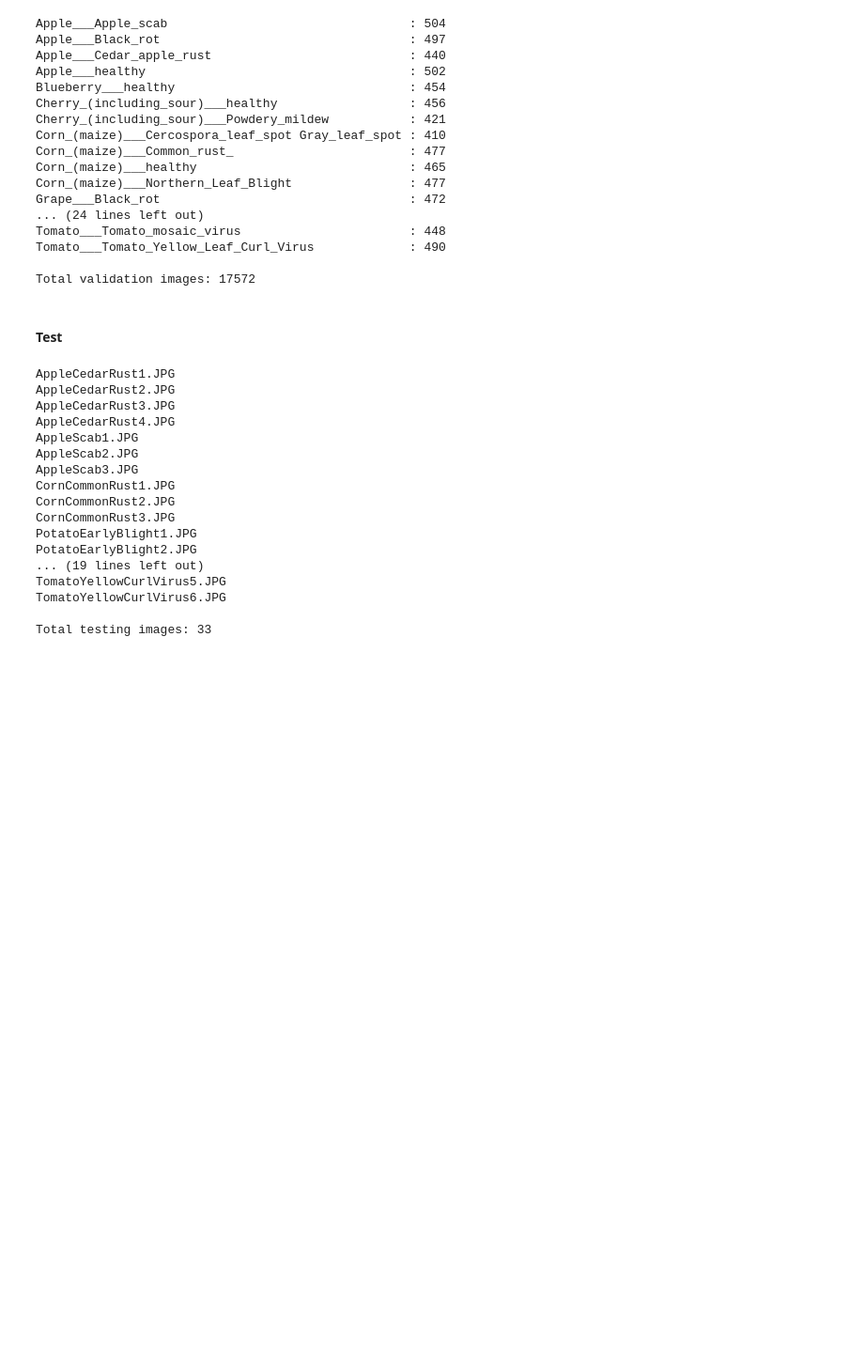
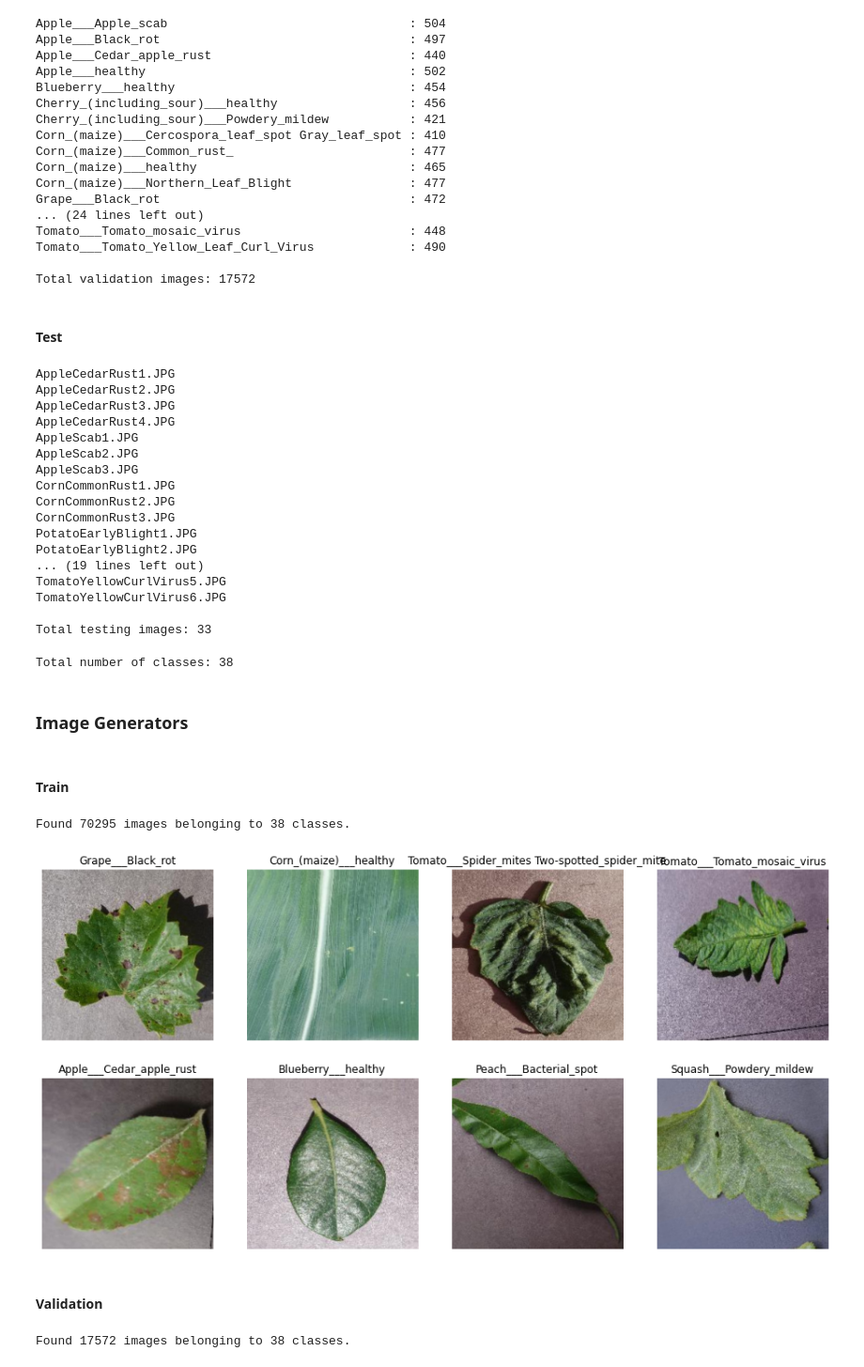
Before and after one commit to mayur7garg/PlantLeafDiseaseDetection, a Jupyter notebook: Train.ipynb, the cells around one changed output. Shown at 94% size. Cells and saved outputs as stored; diff of their text form; code cells hidden in the pictures; blank space fills up the shorter version.

Commit message:
Added image generators and model utility

```diff
--- a/Train.ipynb
+++ b/Train.ipynb
@@ -17,6 +20,8 @@ BASE_DIR = "../../Datasets/New Plant Diseases (Augmented)"
 TRAIN_DIR = os.path.join(BASE_DIR, "train")
 VAL_DIR = os.path.join(BASE_DIR, "valid")
 TEST_DIR = os.path.join(BASE_DIR, "test")
+IMG_SHAPE  = (256, 256)
+BATCH_SIZE = 64
 # %% [markdown]
 ## Data Loading
 # %% [markdown]
@@ -108,3 +113,51 @@ TomatoYellowCurlVirus5.JPG
 TomatoYellowCurlVirus6.JPG
 
 Total testing images: 33
+# %%
+total_classes = len(os.listdir(TRAIN_DIR))
+
+print(f'\nTotal number of classes: {total_classes}')
+# %% [output]
+Total number of classes: 38
+# %% [markdown]
+### Image Generators
+# %% [markdown]
+#### Train
+# %%
+train_image_gen = ImageDataGenerator(
+        rescale = 1./255,
+        rotation_range = 15,
+        width_shift_range = 0.05,
+        height_shift_range = 0.05,
+        shear_range = 0.05,
+        zoom_range = 0.05,
+        horizontal_flip = True,
+        vertical_flip = True,
+        fill_mode = 'reflect'
+    )
+
+train_data_gen = train_image_gen.flow_from_directory(
+        batch_size = BATCH_SIZE,
+        directory = TRAIN_DIR,
+        shuffle = True,
+        target_size = IMG_SHAPE
+    )
+# %% [output]
+Found 70295 images belonging to 38 classes.
+# %%
+plot_images(train_data_gen)
+# %% [output]
+[figure, added]
+# %% [markdown]
+#### Validation
+# %%
+val_image_gen = ImageDataGenerator(rescale = 1./255)
+
+val_data_gen = val_image_gen.flow_from_directory(
+        batch_size = BATCH_SIZE,
+        directory = VAL_DIR,
+        shuffle = True,
+        target_size = IMG_SHAPE
+    )
+# %% [output]
+Found 17572 images belonging to 38 classes.
```
Also changed, not shown: parts of 3 cells of this notebook, 2 other files.
